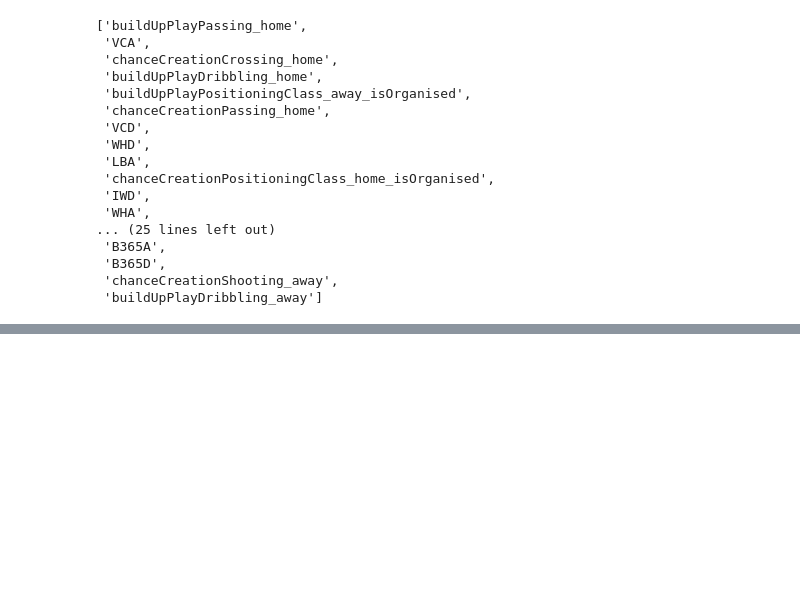
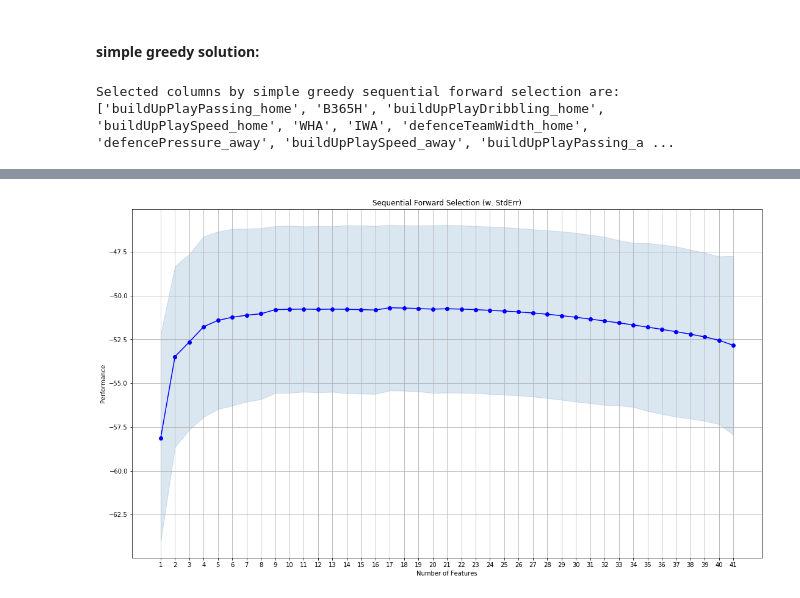
Before and after one commit to ShawnHouCHN/Introduction-to-Machine-Learning-and-Data-Mining-E17, a Jupyter notebook: Project2/Project 2 Regression.ipynb, the cells around one changed output, grey strips where cells are left out. Drawn from its saved outputs; the diff is of its cells as text; code cells hidden in the pictures; blank space fills up the shorter version.

```diff
--- a/Project2/Project 2 Regression.ipynb
+++ b/Project2/Project 2 Regression.ipynb
@@ -87,20 +89,28 @@ df_features_forward
-# %%
-df_before_match_out_training.columns.tolist()
-# %% [output]
-['buildUpPlayPassing_home',
- 'VCA',
- 'chanceCreationCrossing_home',
- 'buildUpPlayDribbling_home',
- 'buildUpPlayPositioningClass_away_isOrganised',
- 'chanceCreationPassing_home',
- 'VCD',
- 'WHD',
- 'LBA',
- 'chanceCreationPositioningClass_home_isOrganised',
- 'IWD',
- 'WHA',
-... (25 lines left out)
- 'B365A',
- 'B365D',
- 'chanceCreationShooting_away',
- 'buildUpPlayDribbling_away']
+# %% [markdown]
+#### simple greedy solution:
+# %%
+greedy_selected_columns_index=list()
+
+selected_column_indice=df_features_forward_greedy[df_features_forward_greedy['avg_score'] == df_features_forward_greedy['avg_score'].max()]['feature_idx']
+greedy_selected_columns_index=selected_column_indice.tolist()
+greedy_selected_colname_list = df_before_match_out_training.columns[greedy_selected_columns_index].tolist()
+print "Selected columns by simple greedy sequential forward selection are: \n",greedy_selected_colname_list
+# %% [output]
+Selected columns by simple greedy sequential forward selection are:
+['buildUpPlayPassing_home', 'B365H', 'buildUpPlayDribbling_home', 'buildUpPlaySpeed_home', 'WHA', 'IWA', 'defenceTeamWidth_home', 'defencePressure_away', 'buildUpPlaySpeed_away', 'buildUpPlayPassing_a ...
+# %%
+lr = linear_model.LinearRegression()
+sfs_float = SFS(lr,
+           k_features=df_before_match_out_training.shape[1],
+           forward=True,
+           floating=True,
+           verbose=2,
+           scoring='neg_mean_squared_error',
+           cv=10)
+sfs_float = sfs_float.fit(df_before_match_out_training.as_matrix(), df_before_match_out_trainingtarget.as_matrix())
+fig = plot_sfs(sfs_float.get_metric_dict(), kind='std_err')
+fig.set_size_inches(18.5, 10.5, forward=True)
+plt.title('Sequential Forward Selection (w. StdErr)')
+plt.grid()
+plt.show()
+# %% [output]
@@ -106,0 +134 @@ df_before_match_out_training.columns.tolist()
+[figure, added]
```
Also changed, not shown: parts of 15 cells of this notebook.
